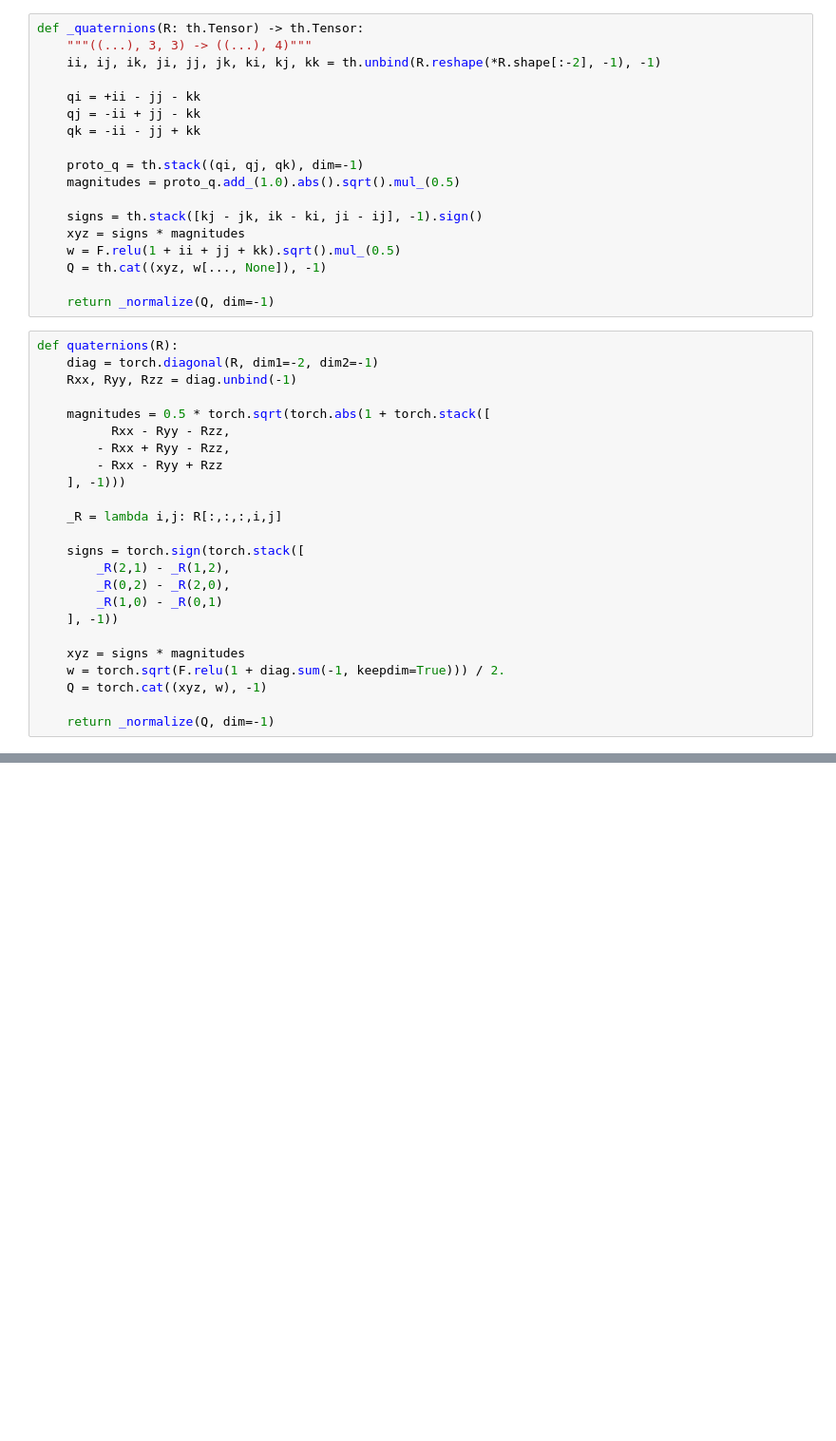
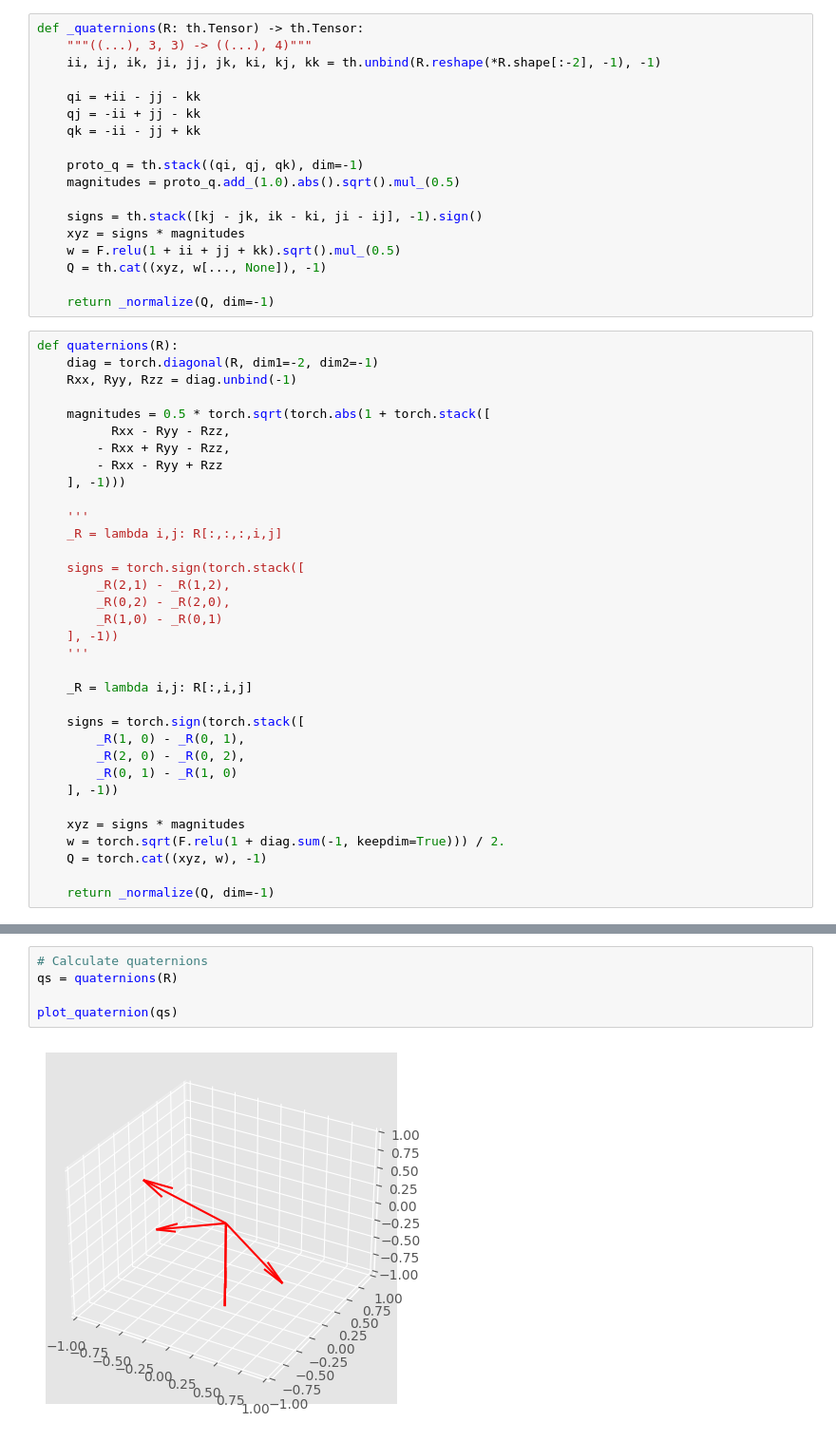
Before and after one commit to buttercutter/protein_geometry, a Jupyter notebook: quaternion_rotation.ipynb, the cells around one changed output, grey strips where cells are left out. Shown at 95% size. Saved outputs shown, nothing was run; the diff lists cells and outputs as text; blank space fills up the shorter version.

```diff
--- a/quaternion_rotation.ipynb
+++ b/quaternion_rotation.ipynb
@@ -41,6 +41,7 @@ def quaternions(R):
         - Rxx - Ryy + Rzz
     ], -1)))
 
+    '''
     _R = lambda i,j: R[:,:,:,i,j]
 
     signs = torch.sign(torch.stack([
@@ -48,6 +49,15 @@ def quaternions(R):
         _R(0,2) - _R(2,0),
         _R(1,0) - _R(0,1)
     ], -1))
+    '''
+
+    _R = lambda i,j: R[:,i,j]
+
+    signs = torch.sign(torch.stack([
+        _R(1, 0) - _R(0, 1),
+        _R(2, 0) - _R(0, 2),
+        _R(0, 1) - _R(1, 0)
+    ], -1))
 
     xyz = signs * magnitudes
     w = torch.sqrt(F.relu(1 + diag.sum(-1, keepdim=True))) / 2.
@@ -56,0 +99,7 @@ def quaternions(R):
+# %%
+# Calculate quaternions
+qs = quaternions(R)
+
+plot_quaternion(qs)
+# %% [output]
+[figure, added]
```
Also changed, not shown: parts of 3 cells of this notebook.
